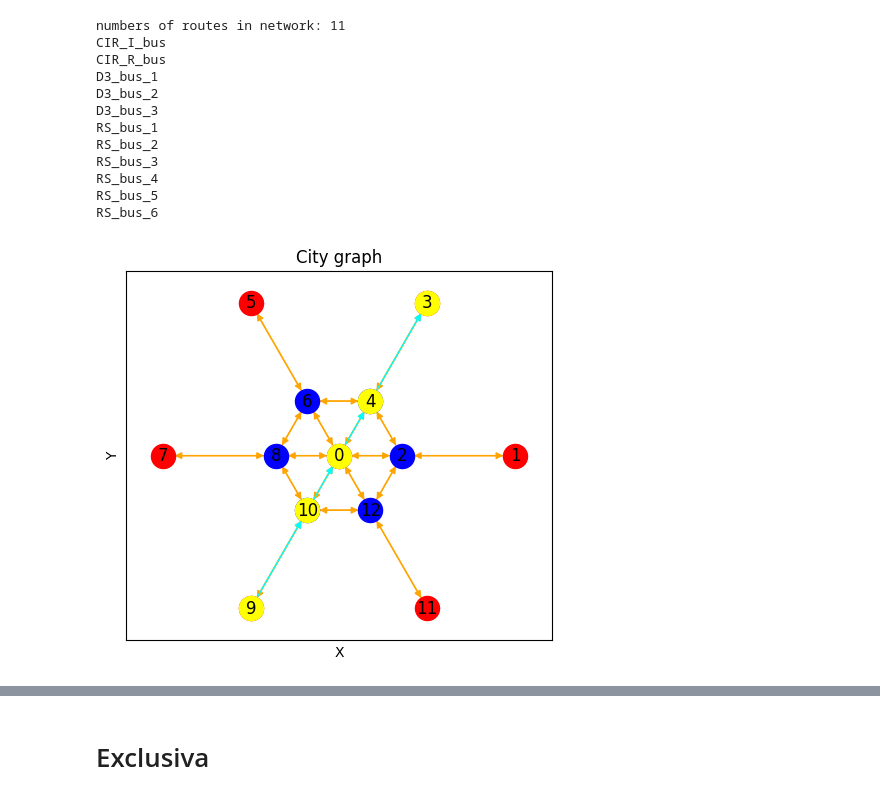
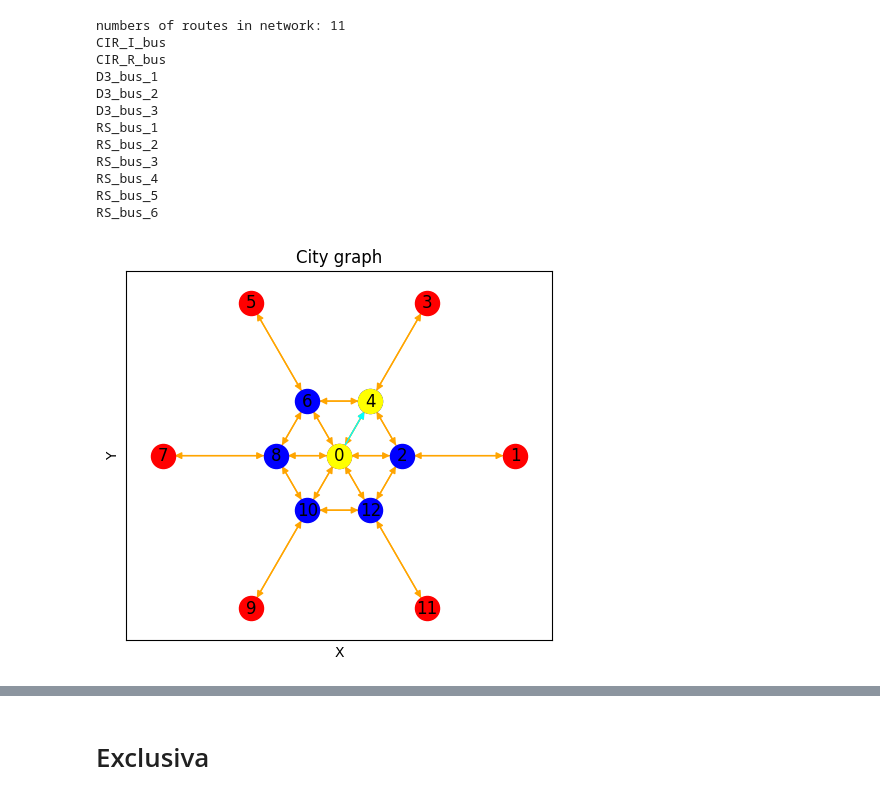
Before and after one commit to valeegomex/Genetic-algorithm-parametric-city, a Jupyter notebook: Resultados_estrategicos.ipynb, the cells around one changed output, grey strips where cells are left out. Saved outputs shown, nothing was run; the diff lists cells and outputs as text; code cells hidden in the pictures.

```diff
--- a/Resultados_estrategicos.ipynb
+++ b/Resultados_estrategicos.ipynb
@@ -256,9 +258,9 @@ RS_bus_4
 RS_bus_5
 RS_bus_6
 # %%
-network_direct.plot("sidermit.png", list_routes=["D3_bus_2"], direction="R")
+network_direct.plot("sidermit.png", list_routes=["RS_bus_2"], direction="R")
 # %% [output]
-[figure, old version]
+[figure, new version]
 # %%
 demand_obj = Demand.build_from_parameters(graph_obj, y=1500, a=0.8, alpha=0.5, beta=0.25) # Define demand
 opt_obj = Optimizer.network_optimization(graph_obj, demand_obj, passenger_obj, network_direct, max_number_of_iteration=5, tolerance=0.1)
```
Also changed, not shown: parts of 13 cells of this notebook.
